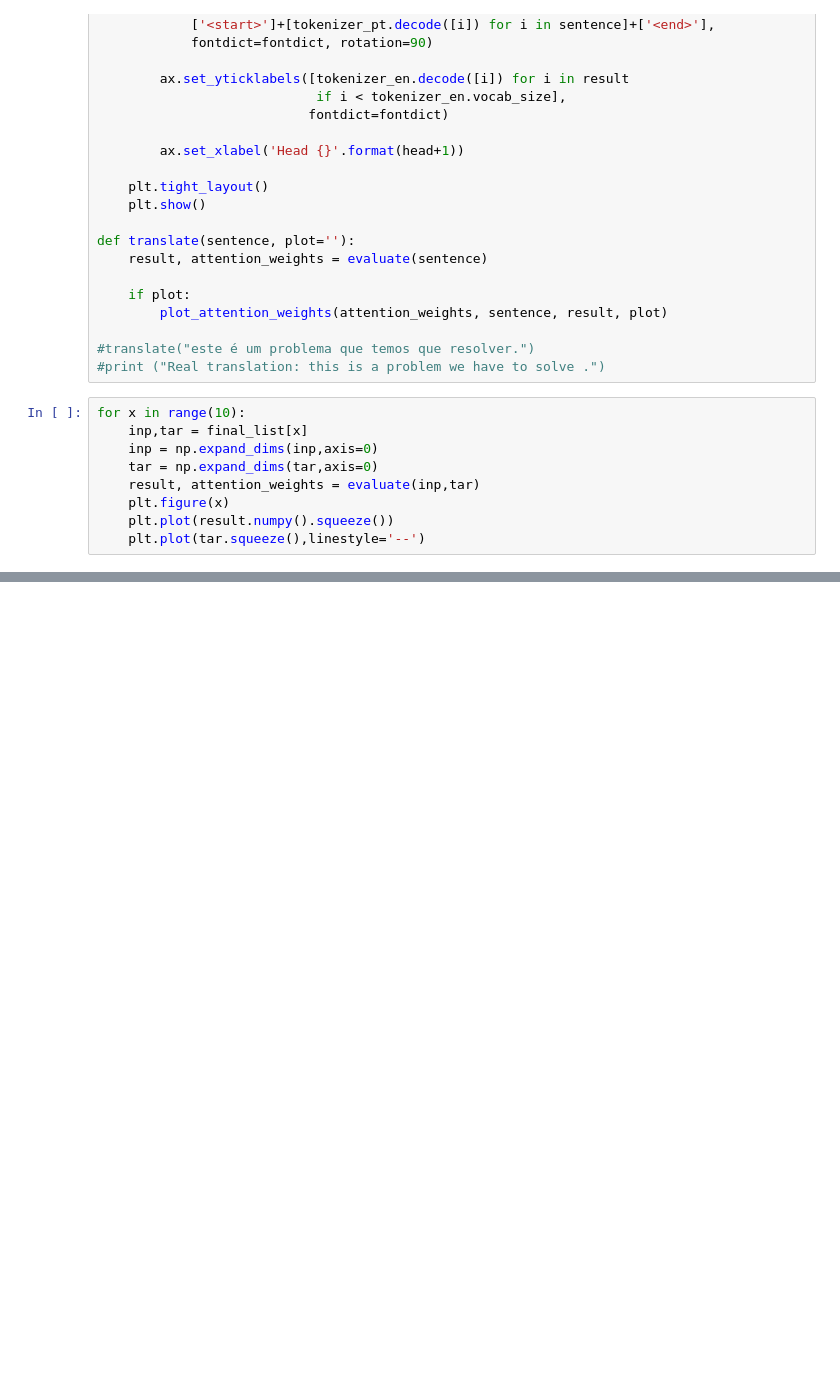
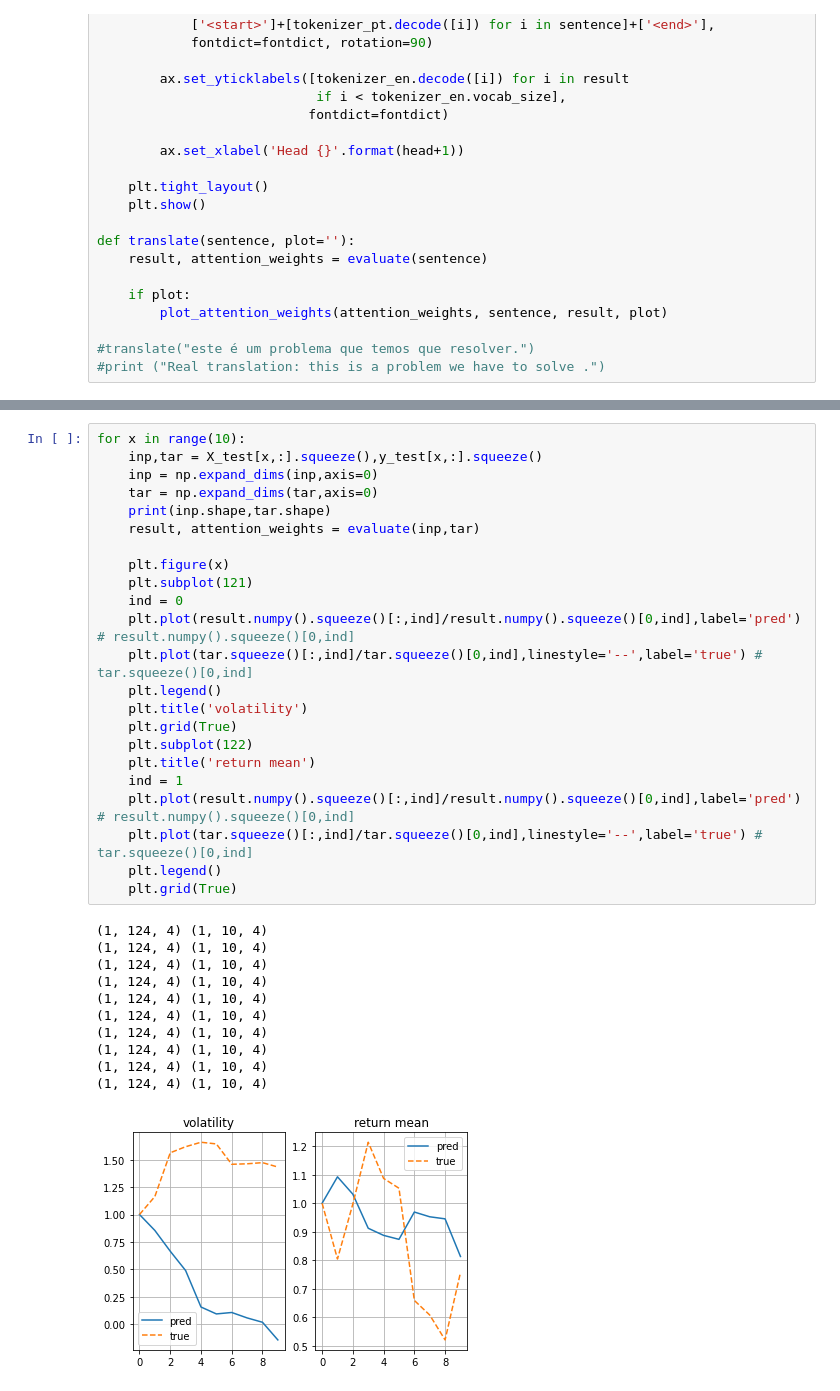
Before and after one commit to pangyuteng/public-misc, a Jupyter notebook: finance/ml/eval.ipynb, the cells around one changed output, grey strips where cells are left out. Cells and saved outputs as stored; diff of their text form; blank space fills up the shorter version.

```diff
--- a/finance/ml/eval.ipynb
+++ b/finance/ml/eval.ipynb
@@ -244,12 +272,3 @@ def translate(sentence, plot=''):
 
 #translate("este é um problema que temos que resolver.")
 #print ("Real translation: this is a problem we have to solve .")
-# %%
-for x in range(10):
-    inp,tar = final_list[x]
-    inp = np.expand_dims(inp,axis=0)
-    tar = np.expand_dims(tar,axis=0)
-    result, attention_weights = evaluate(inp,tar)
-    plt.figure(x)
-    plt.plot(result.numpy().squeeze())
-    plt.plot(tar.squeeze(),linestyle='--')
@@ -277,0 +275,35 @@ To change all layers to have dtype float64 by default, call `tf.keras.backend.se
+# %%
+for x in range(10):
+    inp,tar = X_test[x,:].squeeze(),y_test[x,:].squeeze()
+    inp = np.expand_dims(inp,axis=0)
+    tar = np.expand_dims(tar,axis=0)
+    print(inp.shape,tar.shape)
+    result, attention_weights = evaluate(inp,tar)
+
+    plt.figure(x)
+    plt.subplot(121)
+    ind = 0
+    plt.plot(result.numpy().squeeze()[:,ind]/result.numpy().squeeze()[0,ind],label='pred') # result.numpy().squeeze()[0,ind]
+    plt.plot(tar.squeeze()[:,ind]/tar.squeeze()[0,ind],linestyle='--',label='true') # tar.squeeze()[0,ind]
+    plt.legend()
+    plt.title('volatility')
+    plt.grid(True)
+    plt.subplot(122)
+    plt.title('return mean')
+    ind = 1
+    plt.plot(result.numpy().squeeze()[:,ind]/result.numpy().squeeze()[0,ind],label='pred') # result.numpy().squeeze()[0,ind]
+    plt.plot(tar.squeeze()[:,ind]/tar.squeeze()[0,ind],linestyle='--',label='true') # tar.squeeze()[0,ind]
+    plt.legend()
+    plt.grid(True)
+# %% [output]
+(1, 124, 4) (1, 10, 4)
+(1, 124, 4) (1, 10, 4)
+(1, 124, 4) (1, 10, 4)
+(1, 124, 4) (1, 10, 4)
+(1, 124, 4) (1, 10, 4)
+(1, 124, 4) (1, 10, 4)
+(1, 124, 4) (1, 10, 4)
+(1, 124, 4) (1, 10, 4)
+(1, 124, 4) (1, 10, 4)
+(1, 124, 4) (1, 10, 4)
+[figure, added]
```
Also changed, not shown: parts of 7 cells of this notebook, 1 other file.
